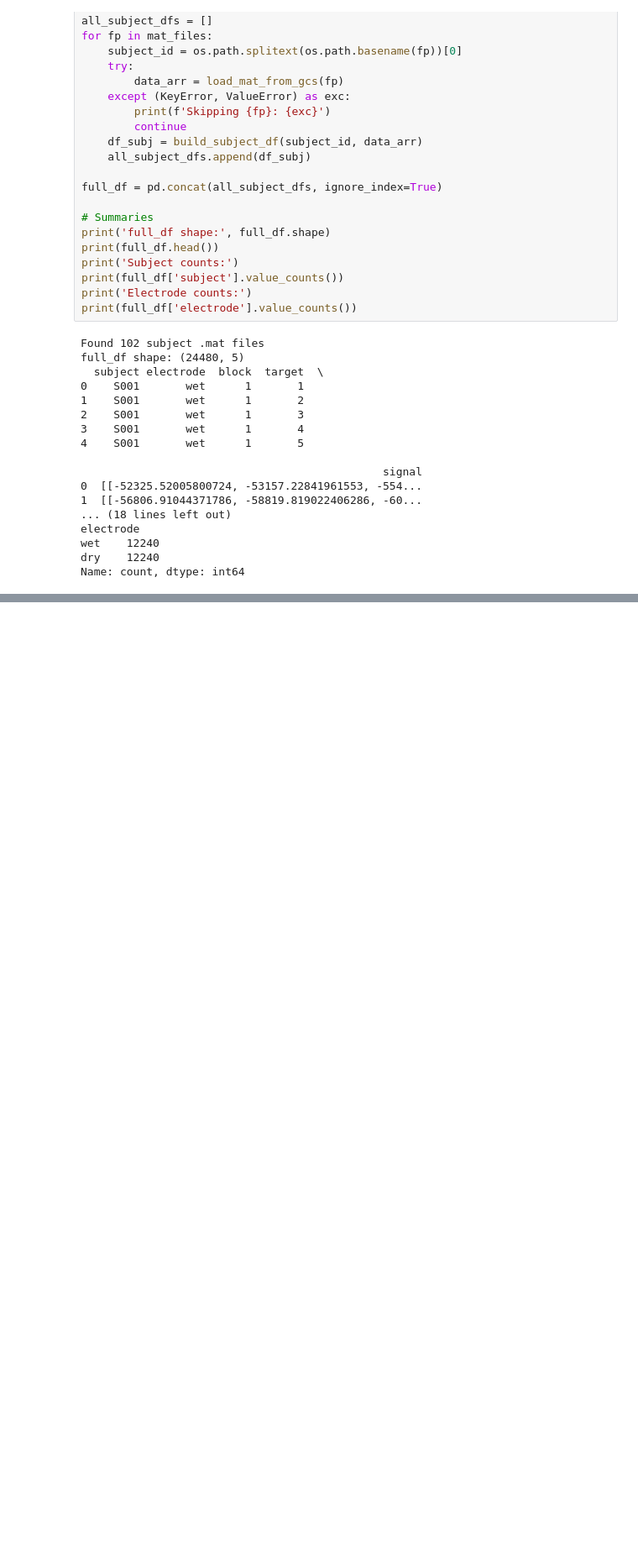
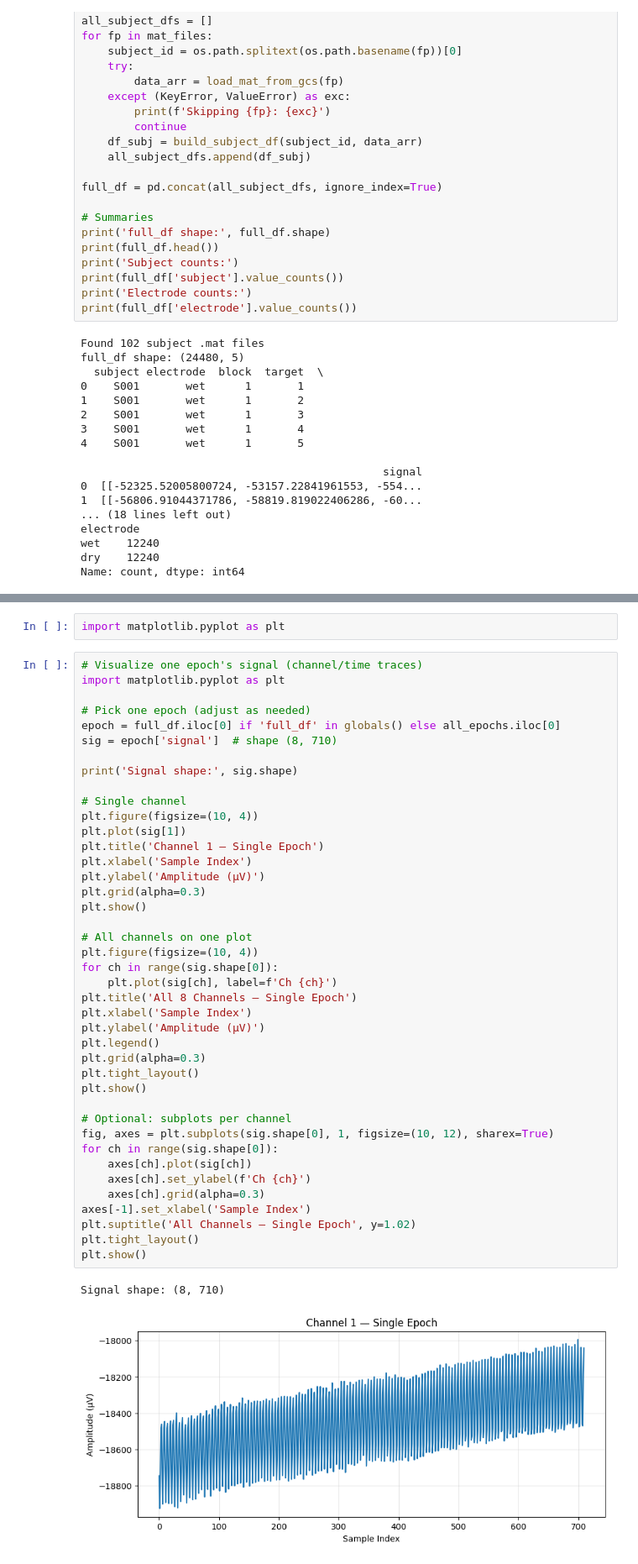
Before and after one commit to hildieleyser/Inkling, a Jupyter notebook: notebooks/load_final.ipynb, the cells around one changed output, grey strips where cells are left out. Shown at 84% size. Saved outputs shown, nothing was run; the diff lists cells and outputs as text; blank space fills up the shorter version.

```diff
--- a/notebooks/load_final.ipynb
+++ b/notebooks/load_final.ipynb
@@ -177,0 +194,46 @@ Name: count, dtype: int64
+# %%
+import matplotlib.pyplot as plt
+# %%
+# Visualize one epoch's signal (channel/time traces)
+import matplotlib.pyplot as plt
+
+# Pick one epoch (adjust as needed)
+epoch = full_df.iloc[0] if 'full_df' in globals() else all_epochs.iloc[0]
+sig = epoch['signal']  # shape (8, 710)
+
+print('Signal shape:', sig.shape)
+
+# Single channel
+plt.figure(figsize=(10, 4))
+plt.plot(sig[1])
+plt.title('Channel 1 — Single Epoch')
+plt.xlabel('Sample Index')
+plt.ylabel('Amplitude (µV)')
+plt.grid(alpha=0.3)
+plt.show()
+
+# All channels on one plot
+plt.figure(figsize=(10, 4))
+for ch in range(sig.shape[0]):
+    plt.plot(sig[ch], label=f'Ch {ch}')
+plt.title('All 8 Channels — Single Epoch')
+plt.xlabel('Sample Index')
+plt.ylabel('Amplitude (µV)')
+plt.legend()
+plt.grid(alpha=0.3)
+plt.tight_layout()
+plt.show()
+
+# Optional: subplots per channel
+fig, axes = plt.subplots(sig.shape[0], 1, figsize=(10, 12), sharex=True)
+for ch in range(sig.shape[0]):
+    axes[ch].plot(sig[ch])
+    axes[ch].set_ylabel(f'Ch {ch}')
+    axes[ch].grid(alpha=0.3)
+axes[-1].set_xlabel('Sample Index')
+plt.suptitle('All Channels — Single Epoch', y=1.02)
+plt.tight_layout()
+plt.show()
+# %% [output]
+Signal shape: (8, 710)
+[figure, added]
```
Also changed, not shown: parts of 3 cells of this notebook.
